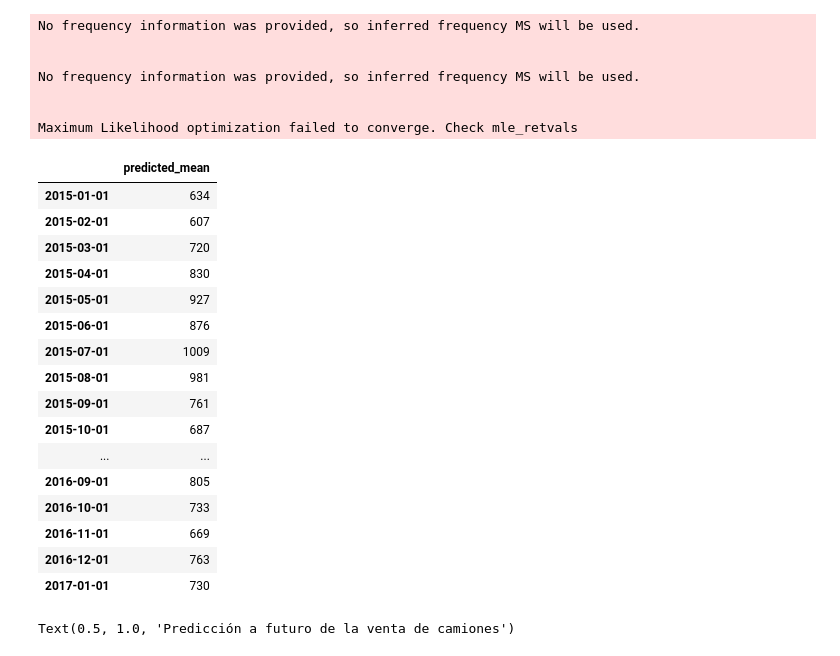
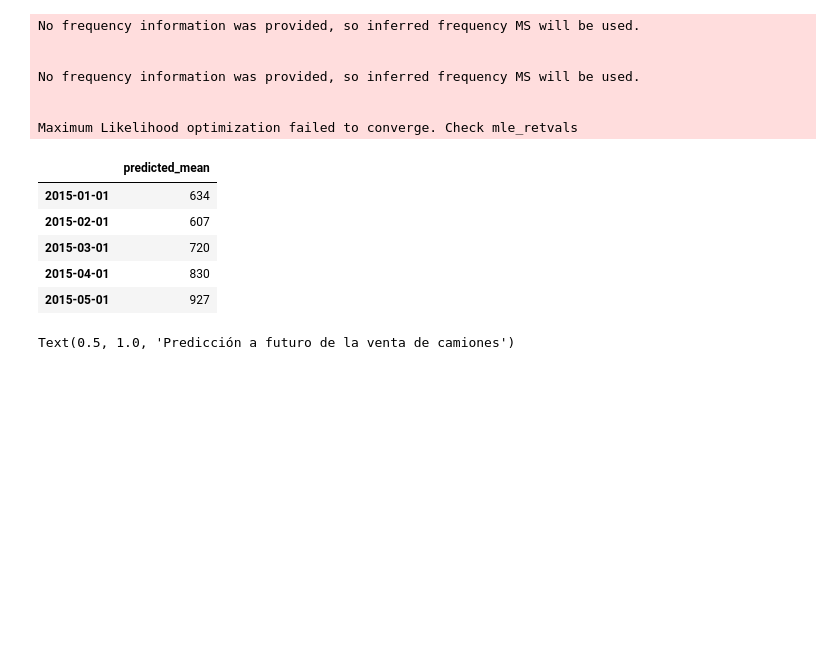
Before and after one commit to ngcarvajall/Lab_series_temporales, a Jupyter notebook: laboratorio-modulo9-leccion02-series-temporales-sarima.ipynb, the cells around one changed output. Saved outputs shown, nothing was run; the diff lists cells and outputs as text; code cells hidden in the pictures; blank space fills up the shorter version.

```diff
--- a/laboratorio-modulo9-leccion02-series-temporales-sarima.ipynb
+++ b/laboratorio-modulo9-leccion02-series-temporales-sarima.ipynb
@@ -582,25 +563,14 @@ No frequency information was provided, so inferred frequency MS will be used.
 
 Maximum Likelihood optimization failed to converge. Check mle_retvals
 # %%
-datos_predichos
+datos_predichos.head()
 # %% [output]
 |  | predicted_mean |
 | 2015-01-01 | 634 |
 | 2015-02-01 | 607 |
 | 2015-03-01 | 720 |
 | 2015-04-01 | 830 |
 | 2015-05-01 | 927 |
-| 2015-06-01 | 876 |
-| 2015-07-01 | 1009 |
-| 2015-08-01 | 981 |
-| 2015-09-01 | 761 |
-| 2015-10-01 | 687 |
-| ... | ... |
-| 2016-09-01 | 805 |
-| 2016-10-01 | 733 |
-| 2016-11-01 | 669 |
-| 2016-12-01 | 763 |
-| 2017-01-01 | 730 |
 # %%
 plt.figure(figsize=(15,5))
 
```
Also changed, not shown: parts of 13 cells of this notebook.
